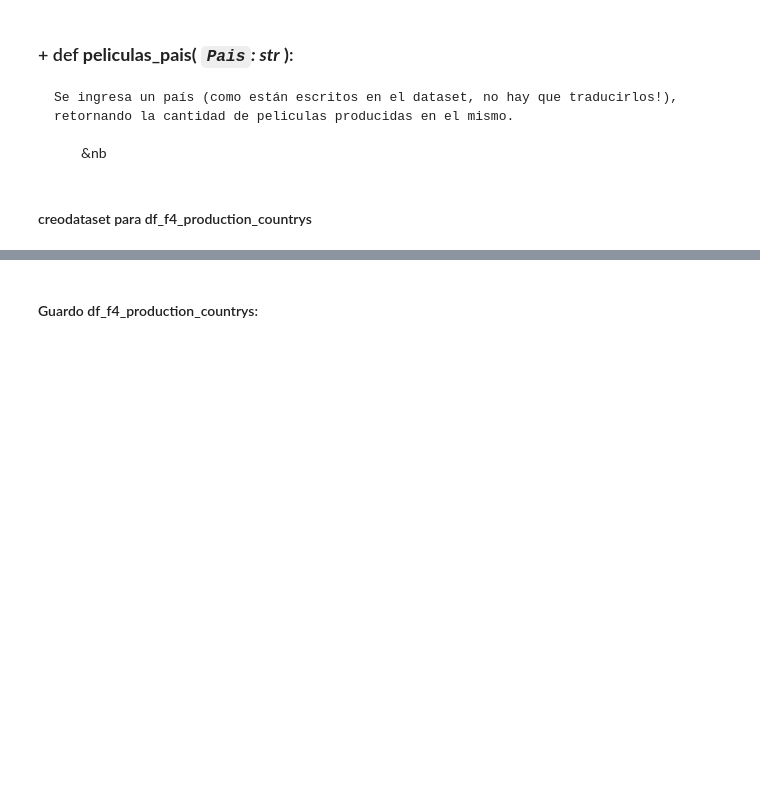
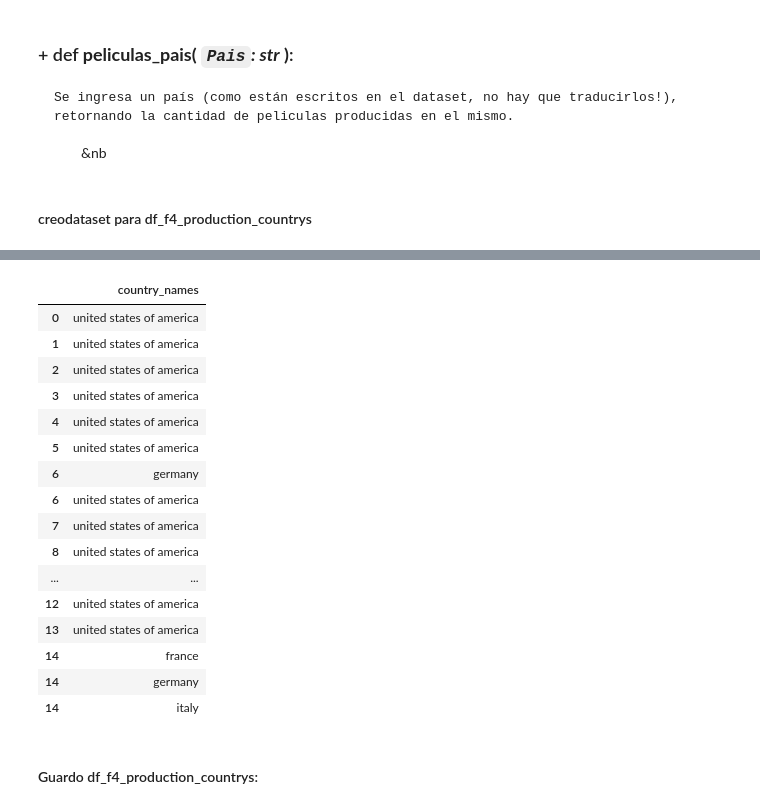
Before and after one commit to Lucaramallo/PI1_MLOps_Sistema_de_Recomendacion_Movies_ML, a Jupyter notebook: ETLs/Functios_testing/Functions_test.ipynb, the cells around one changed output, grey strips where cells are left out. Saved outputs shown, nothing was run; the diff lists cells and outputs as text; code cells hidden in the pictures; blank space fills up the shorter version.

```diff
--- a/ETLs/Functios_testing/Functions_test.ipynb
+++ b/ETLs/Functios_testing/Functions_test.ipynb
@@ -478,3 +491,30 @@ Name: country_names, dtype: object
+# %%
+
+# Convertir la columna 'country_names' en listas si no lo es
+df_f4_production_countrys['country_names'] = df_f4_production_countrys['country_names'].apply(eval)
+
+# Aplicar el método explode para separar las listas en filas individuales
+df_f4_production_countrys = df_f4_production_countrys.explode('country_names')
+# %%
+df_f4_production_countrys.head(20)
+# %% [output]
+|  | country_names |
+| 0 | united states of america |
+| 1 | united states of america |
+| 2 | united states of america |
+| 3 | united states of america |
+| 4 | united states of america |
+| 5 | united states of america |
+| 6 | germany |
+| 6 | united states of america |
+| 7 | united states of america |
+| 8 | united states of america |
+| ... | ... |
+| 12 | united states of america |
+| 13 | united states of america |
+| 14 | france |
+| 14 | germany |
+| 14 | italy |
 # %% [markdown]
 #### Guardo df_f4_production_countrys:
 # %%
```
Also changed, not shown: parts of 3 cells of this notebook, 5 other files.
